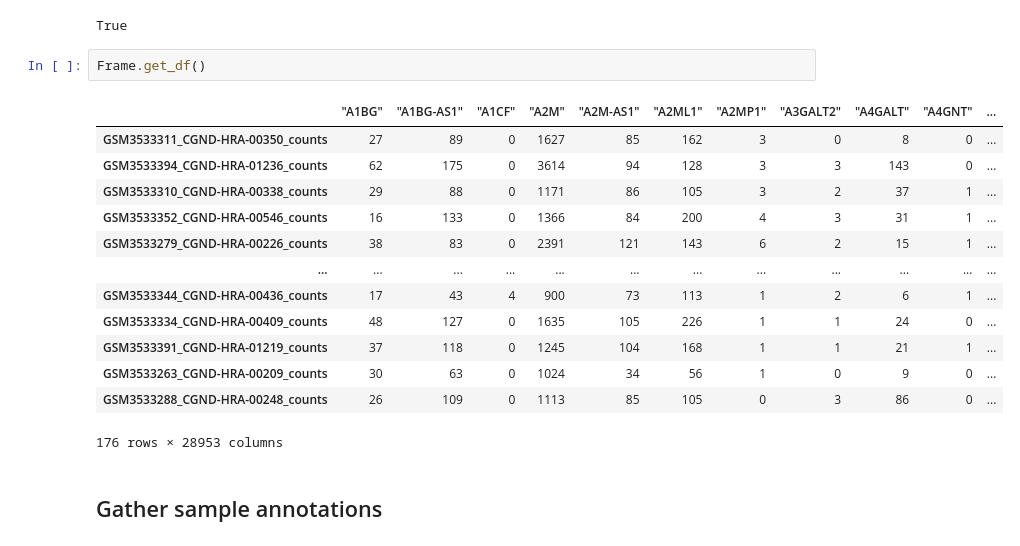
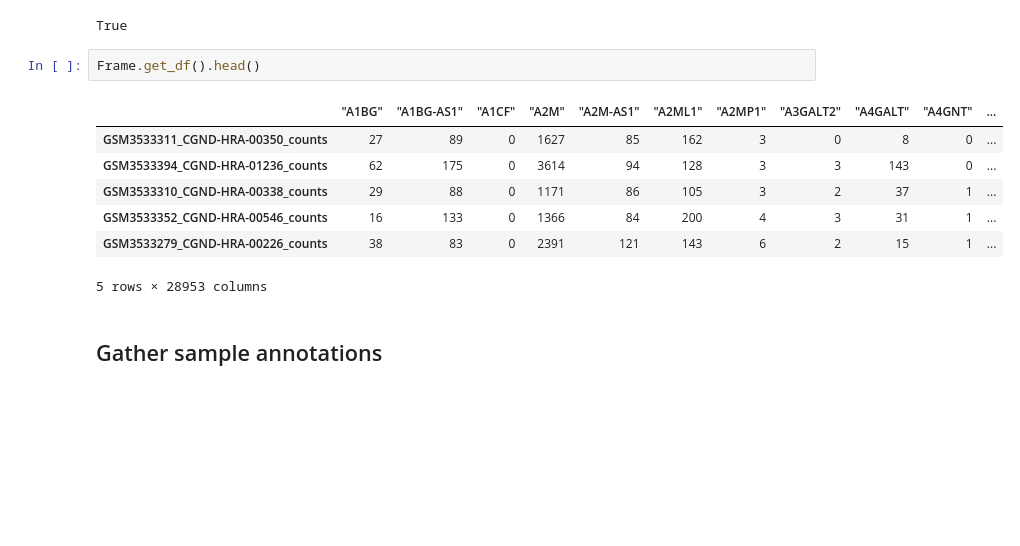
Before and after one commit to betacodd/Biomarkers_identification, a Jupyter notebook: Levy_Eytan_Bakic_Eytan/Eytan_part.ipynb, the cells around one changed output. Saved outputs shown, nothing was run; the diff lists cells and outputs as text; blank space fills up the shorter version.

```diff
--- a/Levy_Eytan_Bakic_Eytan/Eytan_part.ipynb
+++ b/Levy_Eytan_Bakic_Eytan/Eytan_part.ipynb
@@ -279,21 +289,15 @@ Frame.test_data()
 # %% [output]
 True
 # %%
-Frame.get_df()
+Frame.get_df().head()
 # %% [output]
 |  | "A1BG" | "A1BG-AS1" | "A1CF" | "A2M" | "A2M-AS1" | "A2ML1" | "A2MP1" | "A3GALT2" | "A4GALT" | "A4GNT" | ... |
 | GSM3533311_CGND-HRA-00350_counts | 27 | 89 | 0 | 1627 | 85 | 162 | 3 | 0 | 8 | 0 | ... |
 | GSM3533394_CGND-HRA-01236_counts | 62 | 175 | 0 | 3614 | 94 | 128 | 3 | 3 | 143 | 0 | ... |
 | GSM3533310_CGND-HRA-00338_counts | 29 | 88 | 0 | 1171 | 86 | 105 | 3 | 2 | 37 | 1 | ... |
 | GSM3533352_CGND-HRA-00546_counts | 16 | 133 | 0 | 1366 | 84 | 200 | 4 | 3 | 31 | 1 | ... |
 | GSM3533279_CGND-HRA-00226_counts | 38 | 83 | 0 | 2391 | 121 | 143 | 6 | 2 | 15 | 1 | ... |
-| ... | ... | ... | ... | ... | ... | ... | ... | ... | ... | ... | ... |
-| GSM3533344_CGND-HRA-00436_counts | 17 | 43 | 4 | 900 | 73 | 113 | 1 | 2 | 6 | 1 | ... |
-| GSM3533334_CGND-HRA-00409_counts | 48 | 127 | 0 | 1635 | 105 | 226 | 1 | 1 | 24 | 0 | ... |
-| GSM3533391_CGND-HRA-01219_counts | 37 | 118 | 0 | 1245 | 104 | 168 | 1 | 1 | 21 | 1 | ... |
-| GSM3533263_CGND-HRA-00209_counts | 30 | 63 | 0 | 1024 | 34 | 56 | 1 | 0 | 9 | 0 | ... |
-| GSM3533288_CGND-HRA-00248_counts | 26 | 109 | 0 | 1113 | 85 | 105 | 0 | 3 | 86 | 0 | ... |
-176 rows × 28953 columns
+5 rows × 28953 columns
 # %% [markdown]
 ## Gather sample annotations
 # %% [markdown]
```
Also changed, not shown: parts of 22 cells of this notebook.
